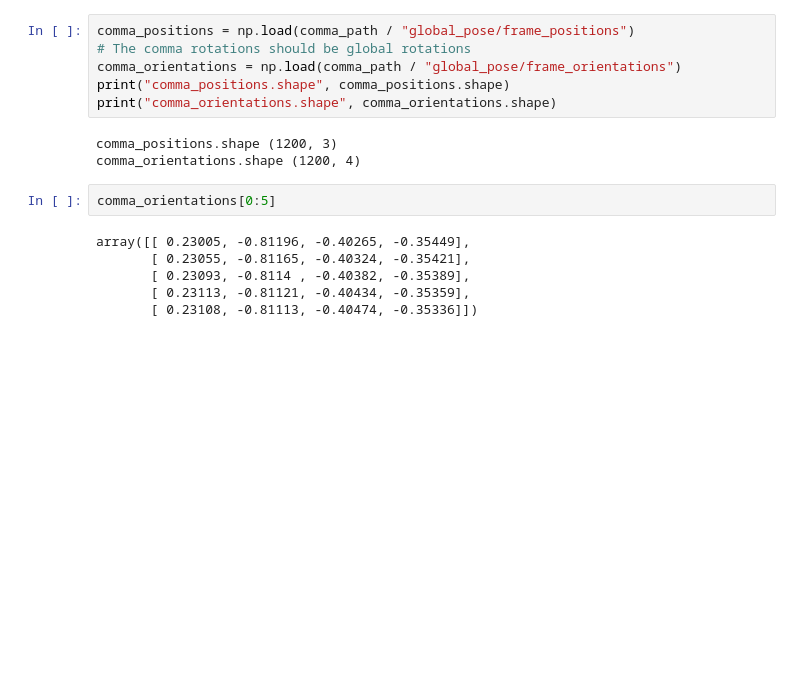
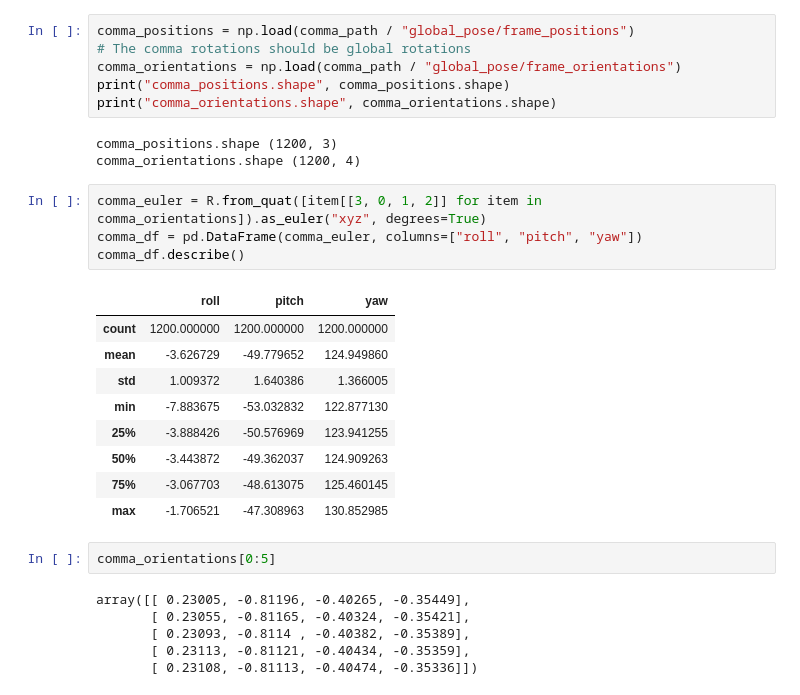
Before and after one commit to ulrik2204/carla_experiments, a Jupyter notebook: explore_comparison_carla_comma2k19.ipynb, the cells around one changed output. Drawn from its saved outputs; the diff is of its cells as text; blank space fills up the shorter version.

```diff
--- a/explore_comparison_carla_comma2k19.ipynb
+++ b/explore_comparison_carla_comma2k19.ipynb
@@ -323,6 +369,20 @@ print("comma_orientations.shape", comma_orientations.shape)
 # %% [output]
 comma_positions.shape (1200, 3)
 comma_orientations.shape (1200, 4)
+# %%
+comma_euler = R.from_quat([item[[3, 0, 1, 2]] for item in comma_orientations]).as_euler("xyz", degrees=True)
+comma_df = pd.DataFrame(comma_euler, columns=["roll", "pitch", "yaw"])
+comma_df.describe()
+# %% [output]
+|  | roll | pitch | yaw |
+| count | 1200.000000 | 1200.000000 | 1200.000000 |
+| mean | -3.626729 | -49.779652 | 124.949860 |
+| std | 1.009372 | 1.640386 | 1.366005 |
+| min | -7.883675 | -53.032832 | 122.877130 |
+| 25% | -3.888426 | -50.576969 | 123.941255 |
+| 50% | -3.443872 | -49.362037 | 124.909263 |
+| 75% | -3.067703 | -48.613075 | 125.460145 |
+| max | -1.706521 | -47.308963 | 130.852985 |
 # %%
 comma_orientations[0:5]
 # %% [output]
```
Also changed, not shown: parts of 12 cells of this notebook, 4 other files.
